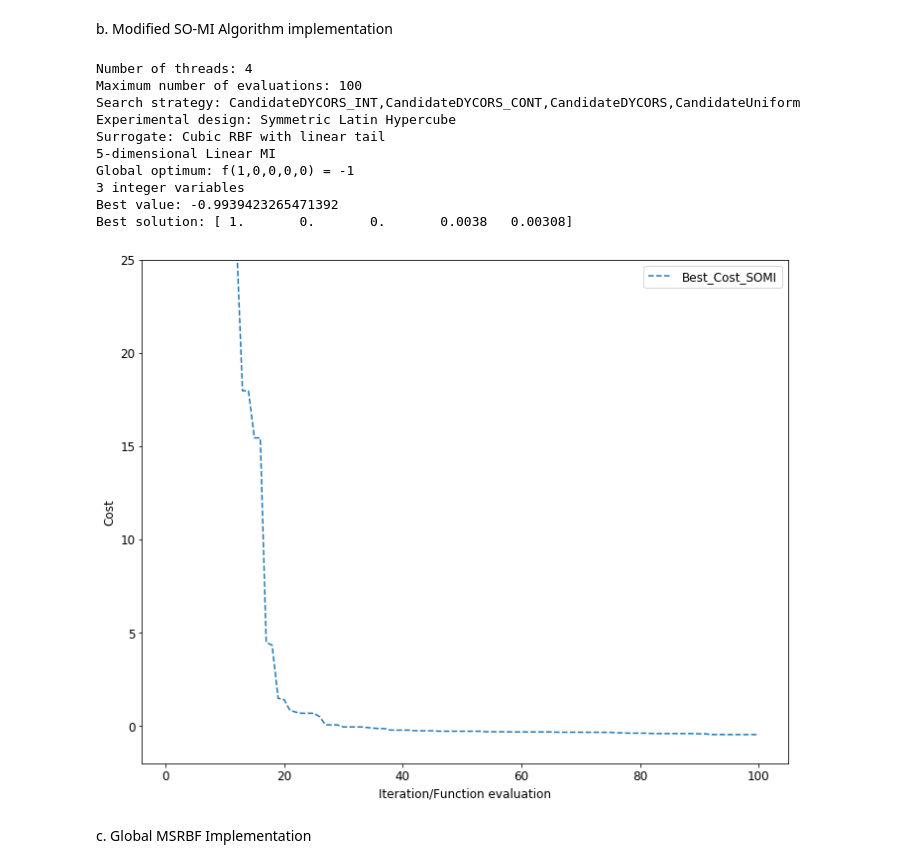
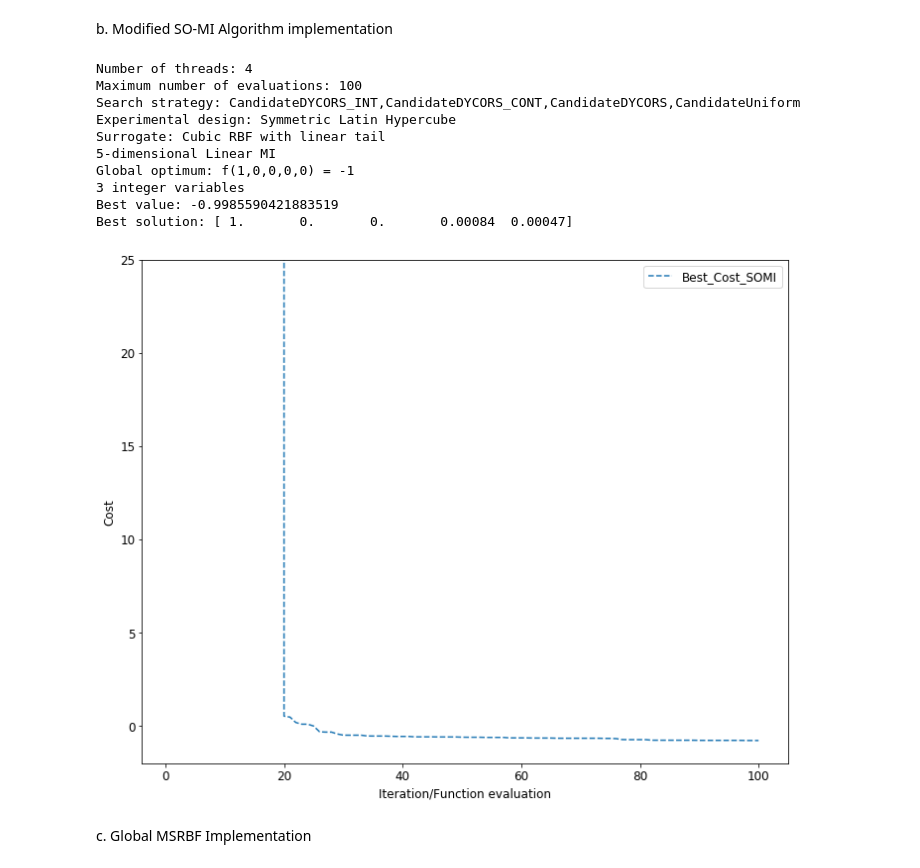
Before and after one commit to aloisiusStephen/IE6511_HW, a Jupyter notebook: HW8/Homework 8.ipynb, the cells around one changed output. Drawn from its saved outputs; the diff is of its cells as text; code cells hidden in the pictures.

```diff
--- a/HW8/Homework 8.ipynb
+++ b/HW8/Homework 8.ipynb
@@ -314,7 +314,6 @@ maxeval = 100
 penalty = 1e6
 nsamples = nthreads
 trial = 20
-worst_eval = 26
 
 #Print setting of PySOT
 print("\nNumber of threads: " + str(nthreads))
@@ -356,10 +355,7 @@ for _ in range(nthreads):
 def feasible_merit(record):
     xx = np.zeros((1, record.params[0].shape[0]))
     xx[0, :] = record.params[0]
-    if record.feasible :
-        return record.value
-    else:
-        return worst_eval
+    return record.value + controller.strategy.penalty_fun(xx)[0, 0]
 
 result = controller.run(merit=feasible_merit)
 fvals = np.array([feasible_merit(o) for o in controller.fevals])
@@ -392,36 +388,36 @@ for i  in range(1,trial):
     Trial_best_SOMI = np.concatenate((Trial_best_SOMI,
                                         np.column_stack((Iter,np.minimum.accumulate(fvals)))),
                                         axis=0)
     if result.value < best:
         best, xbest = result.value, result.params[0]
 
 Trial_best_SOMI_df = pd.DataFrame(Trial_best_SOMI, columns = ['Iteration','Cost'])
 
 print('Best value: {0}'.format(best))
 print('Best solution: {0}'.format(
         np.array_str(xbest, max_line_width=np.inf,
         precision=5, suppress_small=True)))
 
 # Average of Best_Cost plot
 plt.figure(figsize=[10,8])
 plt.plot(Trial_best_SOMI_df.groupby('Iteration').mean().Cost, '--')
 plt.xlabel('Iteration/Function evaluation')
 plt.ylabel('Cost')
 plt.ylim(ymax=25, ymin = -2)
 plt.legend(['Best_Cost_SOMI'])
 plt.tight_layout()
 # %% [output]
 Number of threads: 4
 Maximum number of evaluations: 100
 Search strategy: CandidateDYCORS_INT,CandidateDYCORS_CONT,CandidateDYCORS,CandidateUniform
 Experimental design: Symmetric Latin Hypercube
 Surrogate: Cubic RBF with linear tail
 5-dimensional Linear MI
 Global optimum: f(1,0,0,0,0) = -1
 3 integer variables
-Best value: -0.9939423265471392
-Best solution: [ 1.       0.       0.       0.0038   0.00308]
+Best value: -0.9985590421883519
+Best solution: [ 1.       0.       0.       0.00084  0.00047]
-[figure, old version]
+[figure, new version]
 # %% [markdown]
 c. Global MSRBF Implementation
 # %%
```
Also changed, not shown: parts of 2 cells of this notebook, 1 other file.
